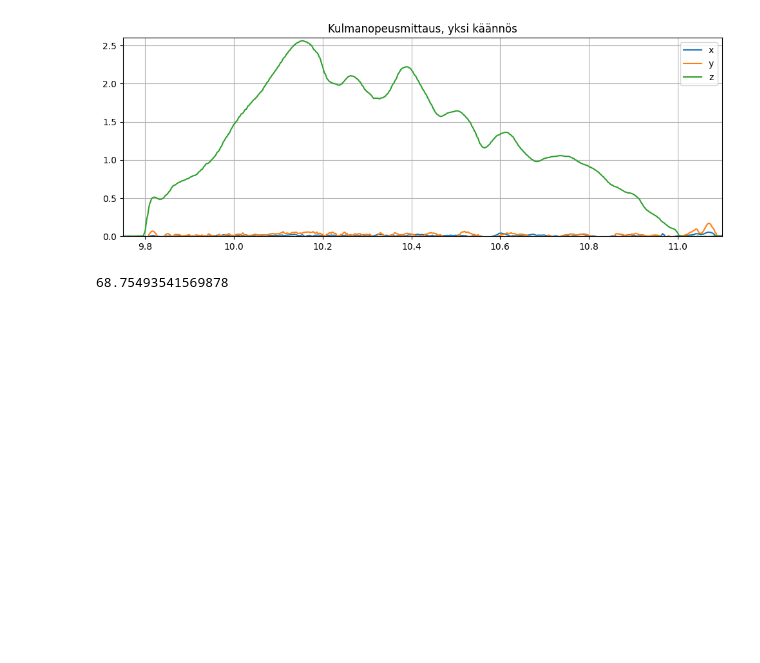
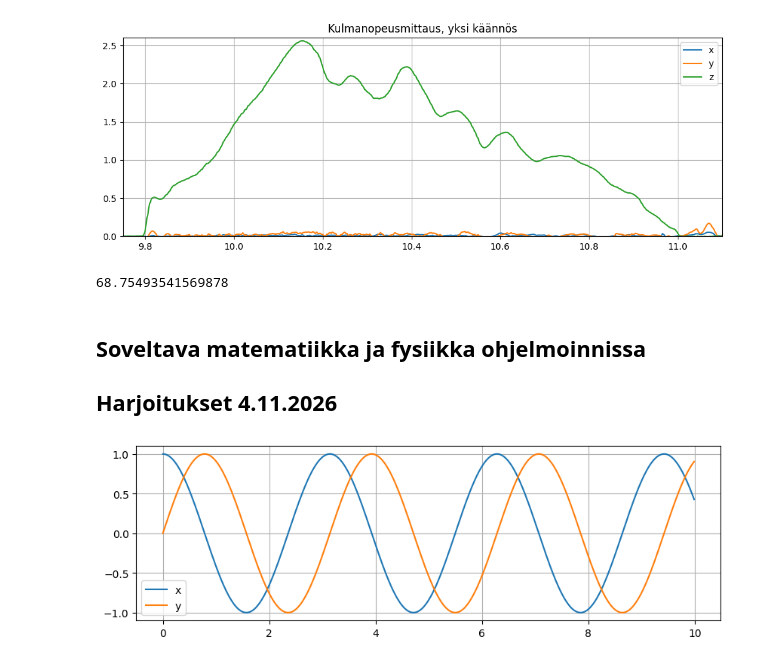
Before and after one commit to ilpovirt/Soveltava_matematiikka_ja_fysiikka_ohjelmoinnissa_2026, a Jupyter notebook: Tehtävät_4-8.ipynb, the cells around one changed output. Saved outputs shown, nothing was run; the diff lists cells and outputs as text; code cells hidden in the pictures; blank space fills up the shorter version.

```diff
--- a/Tehtävät_4-8.ipynb
+++ b/Tehtävät_4-8.ipynb
@@ -50,3 +50,24 @@ plt.show()
 # %% [output]
 [figure]
 68.75493541569878
+# %% [markdown]
+## Soveltava matematiikka ja fysiikka ohjelmoinnissa
+## Harjoitukset 4.11.2026
+# %%
+#a) Piste liikkuu yksikköympyrällä kulmanopeudella ω=2 rad/s.
+# Piirrä Pythonilla sen koordinaatit x(t)=cos(2t) ja y(t)=sin(2t) ajan funktiona.
+
+#Määritellään haluttu aikaväli t:
+t = np.arange(0,10,0.01)
+#Lasketaan x ja y
+x = np.cos(2*t)
+y = np.sin(2*t)
+
+#Piirretään kuva
+plt.figure(figsize=(10,3))
+plt.plot(t,x)
+plt.plot(t,y)
+plt.legend(['x','y'])
+plt.grid()
+# %% [output]
+[figure, added]
```
Also changed, not shown: parts of 4 cells of this notebook.
